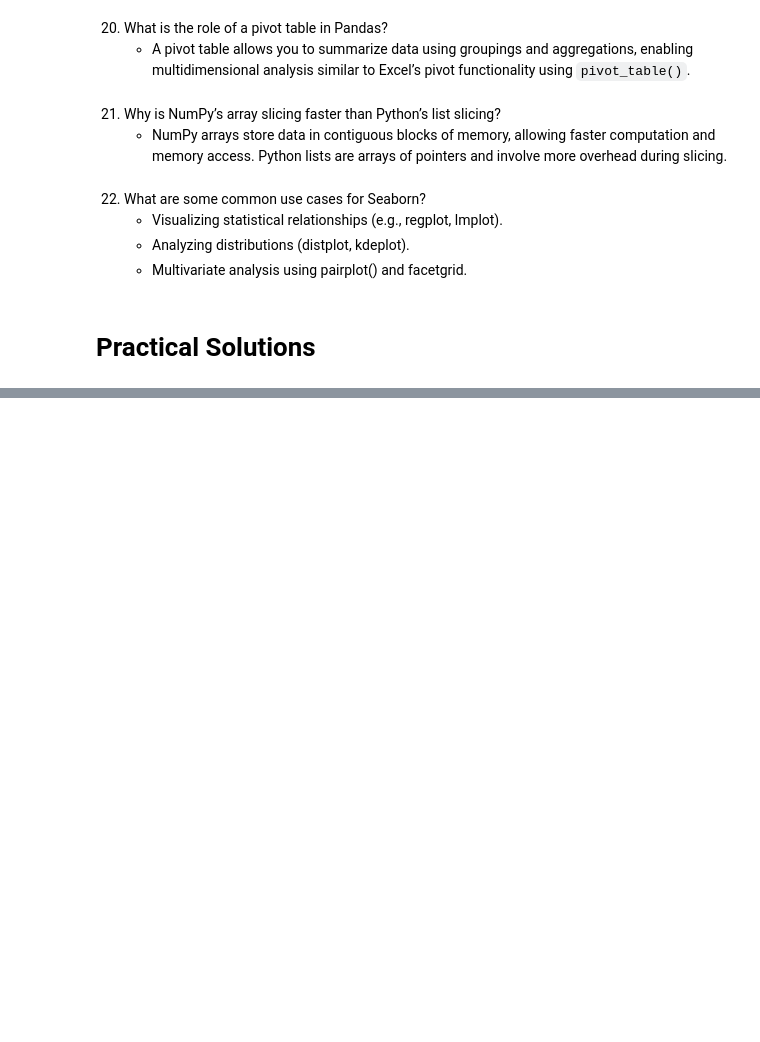
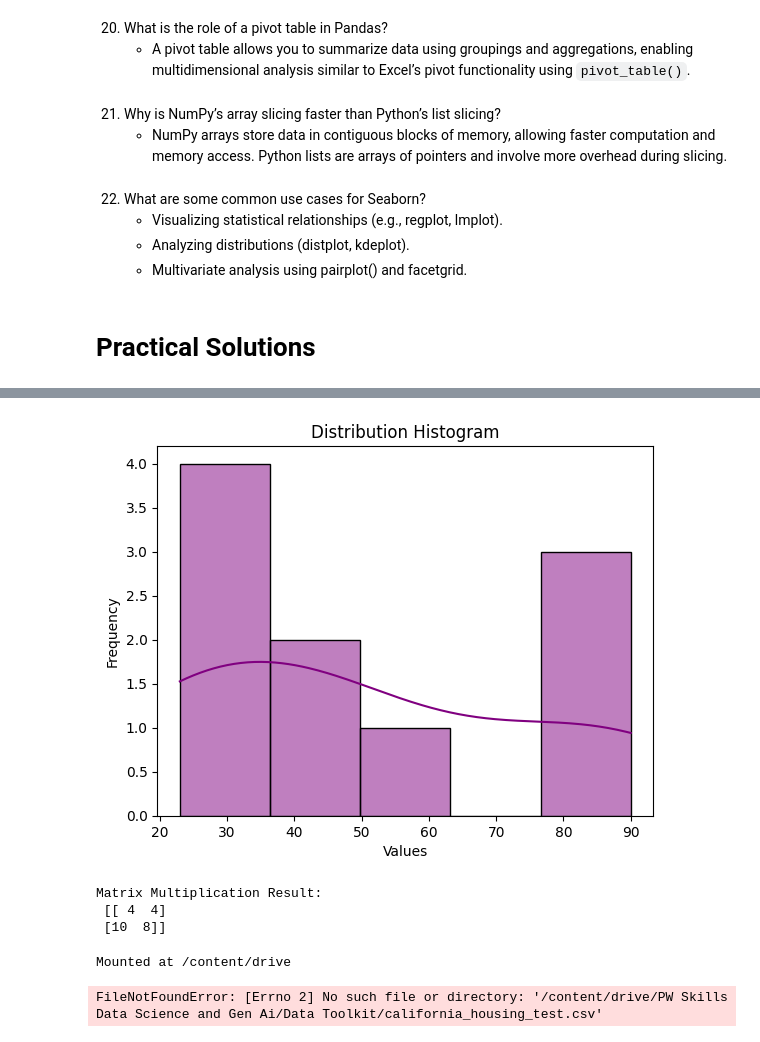
Before and after one commit to AryaThool/pwskillassignment, a Jupyter notebook: Data_Toolkit.ipynb, the cells around one changed output, grey strips where cells are left out. Drawn from its saved outputs; the diff is of its cells as text; code cells hidden in the pictures; blank space fills up the shorter version.

```diff
--- a/Data_Toolkit.ipynb
+++ b/Data_Toolkit.ipynb
@@ -82,0 +207,39 @@
+# %%
+#Create a histogram using Seaborn to visualize a distribution.
+import seaborn as sns
+import matplotlib.pyplot as plt
+
+data = [23, 45, 56, 78, 34, 23, 23, 89, 90, 45]
+sns.histplot(data, kde=True, color='purple')
+plt.title("Distribution Histogram")
+plt.xlabel("Values")
+plt.ylabel("Frequency")
+plt.show()
+# %% [output]
+[figure, added]
+# %%
+#Perform matrix multiplication using NumPy.
+import numpy as np
+
+A = np.array([[1, 2], [3, 4]])
+B = np.array([[2, 0], [1, 2]])
+C = np.dot(A, B)
+print("Matrix Multiplication Result:\n", C)
+# %% [output]
+Matrix Multiplication Result:
+ [[ 4  4]
+ [10  8]]
+# %%
+from google.colab import drive
+drive.mount('/content/drive')
+# %% [output]
+Mounted at /content/drive
+# %%
+#Use Pandas to load a CSV file and display its first 5 rows.
+import pandas as pd
+
+file_path = '/content/drive/PW Skills Data Science and Gen Ai/Data Toolkit/california_housing_test.csv'
+df = pd.read_csv(file_path)
+print(df.head())
+# %% [output]
+FileNotFoundError: [Errno 2] No such file or directory: '/content/drive/PW Skills Data Science and Gen Ai/Data Toolkit/california_housing_test.csv'
```
Also changed, not shown: parts of 10 cells of this notebook.
